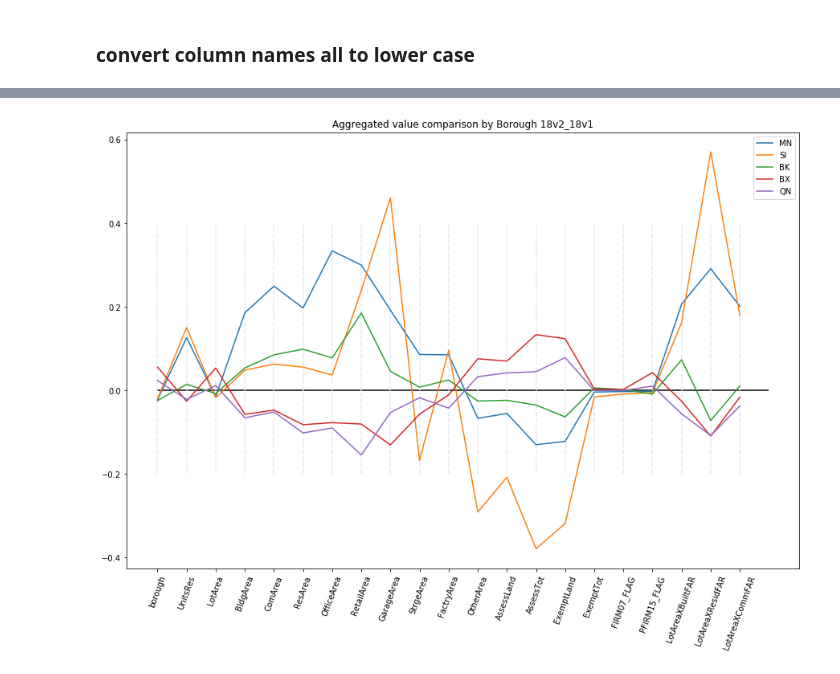
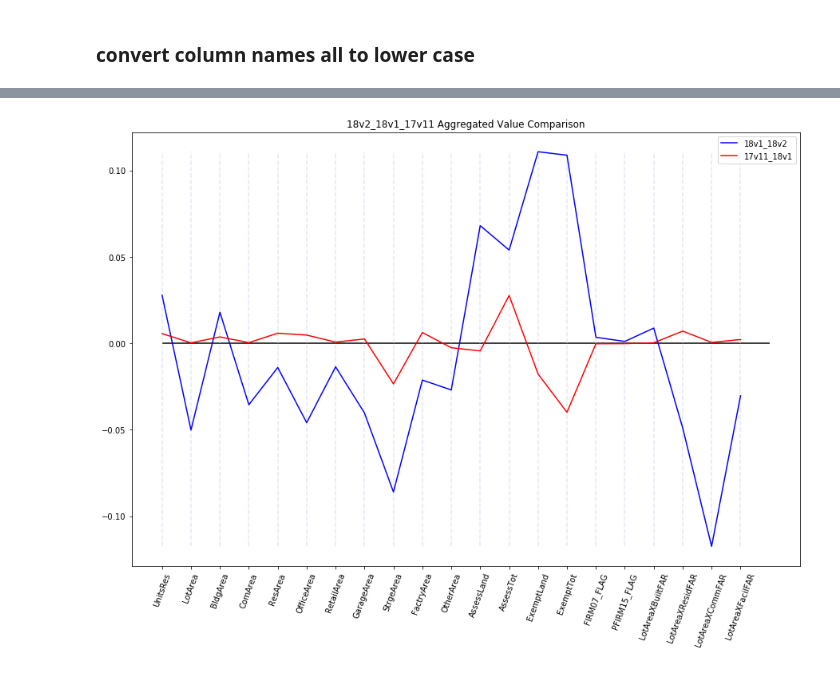
Before and after one commit to NYCPlanning/db-pluto-qaqc, a Jupyter notebook: pluto_aggregate_analysis.ipynb, the cells around one changed output, grey strips where cells are left out. Saved outputs shown, nothing was run; the diff lists cells and outputs as text; code cells hidden in the pictures.

```diff
--- a/pluto_aggregate_analysis.ipynb
+++ b/pluto_aggregate_analysis.ipynb
@@ -122,20 +94,15 @@ summary_pct
 3 rows × 21 columns
 # %%
 plt.figure(figsize=(15, 10))
-plt.plot(range(21), sMN.iloc[1, :], label='MN')
-plt.plot(range(21), sSI.iloc[1, :], label='SI')
-plt.plot(range(21), sBK.iloc[1, :], label='BK')
-plt.plot(range(21), sBX.iloc[1, :], label='BX')
-plt.plot(range(21), sQN.iloc[1, :], label='QN')
-# plt.plot(range(21), summary_pct.iloc[1, :], label='18v2 vs 18v1')
-# plt.plot(range(21), summary_pct.iloc[2, :], label='18v11 vs 18v1')
-# plt.plot(range(21), summary_pct.iloc[2, :], label='17v11 vs 18v1')
+plt.plot(range(21), -summary_pct.iloc[1, :], color = 'blue', label='18v1_18v2')
+plt.plot(range(21), -summary_pct.iloc[2, :], color = 'red', label='17v11_18v1')
 plt.hlines(0, 0, 21, color = 'black')
 for i in range(21):
-    plt.vlines(i, -0.2, 0.4, color = '#e1e9f7', linestyles='dashed')
+    plt.vlines(i, min(-summary_pct.iloc[1, :]), max(-summary_pct.iloc[1, :]), color = '#e1e9f7', linestyles='dashed')
 plt.xticks(range(21), summary_pct.columns, rotation=70)
-plt.title('Aggregated value comparison by Borough 18v2_18v1')
+plt.title('18v2_18v1_17v11 Aggregated Value Comparison')
 plt.legend()
+plt.savefig('18v2_18v1_17v11_Aggregated_Value_Comparison.png', bbox_inches='tight')
 plt.show()
 # %% [output]
-[figure, old version]
+[figure, new version]
```
Also changed, not shown: parts of 10 cells of this notebook, 3 other files.
